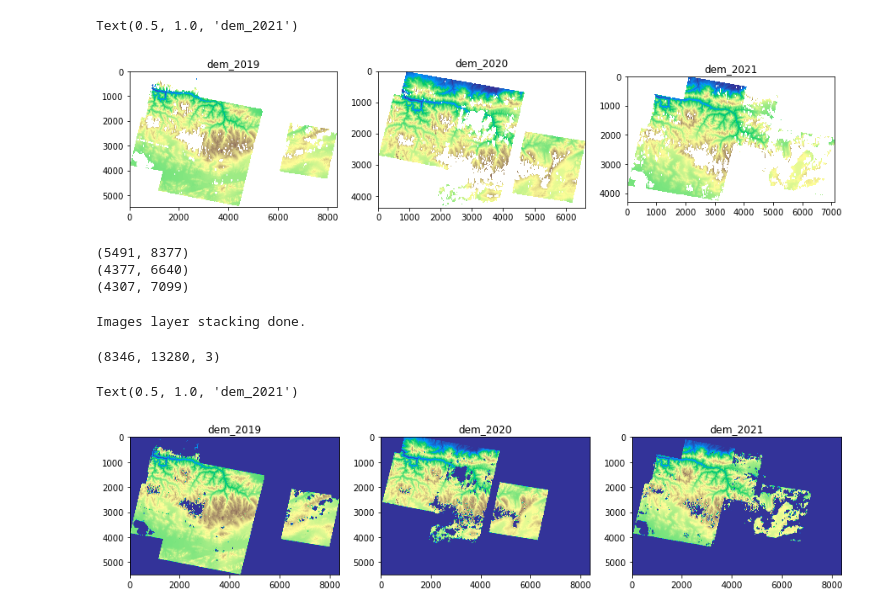
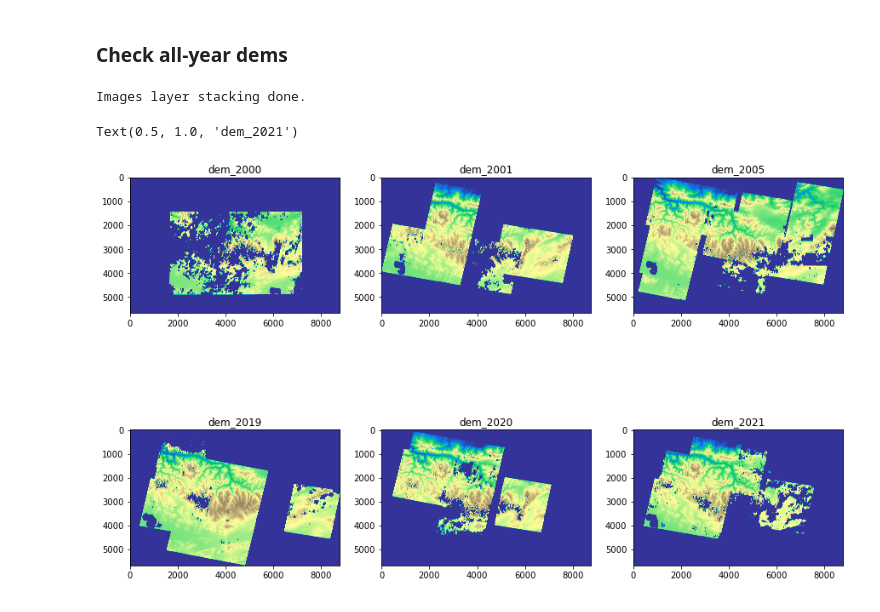
Before and after one commit to xinluo2018/Glacier-in-SETP, a Jupyter notebook: dem_proc/dem_aster_process.ipynb, the cells around one changed output. Saved outputs shown, nothing was run; the diff lists cells and outputs as text; code cells hidden in the pictures.

```diff
--- a/dem_proc/dem_aster_process.ipynb
+++ b/dem_proc/dem_aster_process.ipynb
@@ -23,22 +73,34 @@ dems_mosaic_2021[dems_mosaic_2021==0] = np.nan
+# %% [markdown]
+### Check all-year dems
+# %%
+path_laysta = 'data/aster_data/wkunlun-dems/dems_mosaic_laysta.tif'
+lay_stack(path_imgs=path_imgs, path_out=path_laysta, union = True)
+# %% [output]
+Images layer stacking done.
+# %%
+dems_mosaic_laysta, dem_mosaic_laysta_info = readTiff(path_laysta)
+# dems_mosaic_laysta[dems_mosaic_laysta==0] = np.nan
 # %%
 plt.figure(figsize=(15,10))
-plt.subplot(1,3,1)
-plt.imshow(dems_mosaic_2019, vmin=3000, vmax=8000, cmap='terrain')
+plt.subplot(2,3,1)
+plt.imshow(dems_mosaic_laysta[:,:,0], vmin=3000, vmax=8000, cmap='terrain')
+plt.title('dem_2000')
+plt.subplot(2,3,2)
+plt.imshow(dems_mosaic_laysta[:,:,1], vmin=3000, vmax=8000, cmap='terrain')
+plt.title('dem_2001')
+plt.subplot(2,3,3)
+plt.imshow(dems_mosaic_laysta[:,:,2], vmin=3000, vmax=8000, cmap='terrain')
+plt.title('dem_2005')
+
+plt.subplot(2,3,4)
+plt.imshow(dems_mosaic_laysta[:,:,3], vmin=3000, vmax=8000, cmap='terrain')
 plt.title('dem_2019')
-plt.subplot(1,3,2)
-plt.imshow(dems_mosaic_2020, vmin=3000, vmax=8000, cmap='terrain')
+plt.subplot(2,3,5)
+plt.imshow(dems_mosaic_laysta[:,:,4], vmin=3000, vmax=8000, cmap='terrain')
 plt.title('dem_2020')
-plt.subplot(1,3,3)
-plt.imshow(dems_mosaic_2021, vmin=3000, vmax=8000, cmap='terrain')
+plt.subplot(2,3,6)
+plt.imshow(dems_mosaic_laysta[:,:,5], vmin=3000, vmax=8000, cmap='terrain')
 plt.title('dem_2021')
 # %% [output]
 Text(0.5, 1.0, 'dem_2021')
-[figure, old version]
+[figure, new version]
-# %%
-print(dems_mosaic_2019.shape)
-print(dems_mosaic_2020.shape)
-print(dems_mosaic_2021.shape)
-# %% [output]
-(5491, 8377)
-(4377, 6640)
-(4307, 7099)
@@ -47,23 +106,0 @@ path_imgs = [path_dems_mosaic_2019, path_dems_mosaic_2020, path_dems_mosaic_2021
-# %%
-lay_stack([path_dems_mosaic_2019, path_dems_mosaic_2020, path_dems_mosaic_2021], path_out='tmp.tif', union = False, res=15)
-# %% [output]
-Images layer stacking done.
-# %%
-dems_mosaic, dem_mosaic_info = readTiff('tmp.tif')
-dems_mosaic.shape
-# %% [output]
-(8346, 13280, 3)
-# %%
-plt.figure(figsize=(15,10))
-plt.subplot(1,3,1)
-plt.imshow(dems_mosaic[:,:,0], vmin=3000, vmax=8000, cmap='terrain')
-plt.title('dem_2019')
-plt.subplot(1,3,2)
-plt.imshow(dems_mosaic[:,:,1], vmin=3000, vmax=8000, cmap='terrain')
-plt.title('dem_2020')
-plt.subplot(1,3,3)
-plt.imshow(dems_mosaic[:,:,2], vmin=3000, vmax=8000, cmap='terrain')
-plt.title('dem_2021')
-# %% [output]
-Text(0.5, 1.0, 'dem_2021')
-[figure, removed]
```
Also changed, not shown: parts of 7 cells of this notebook, 11 other files.
